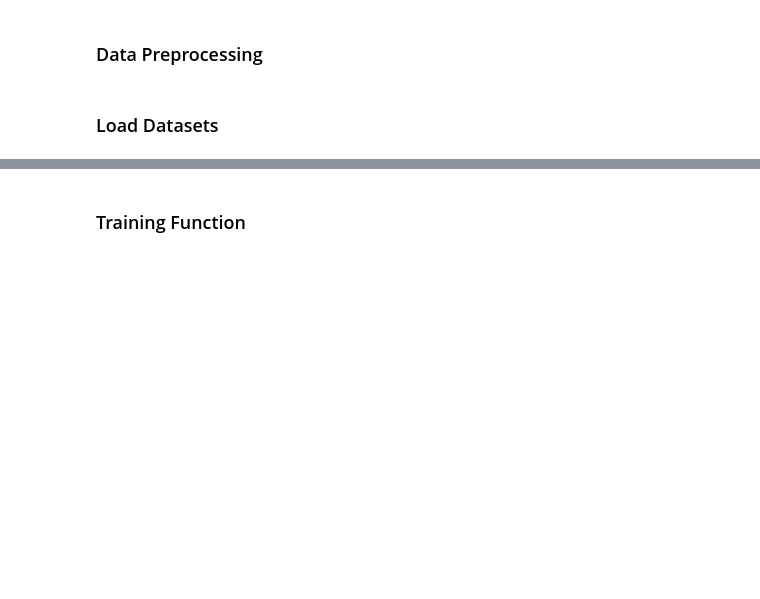
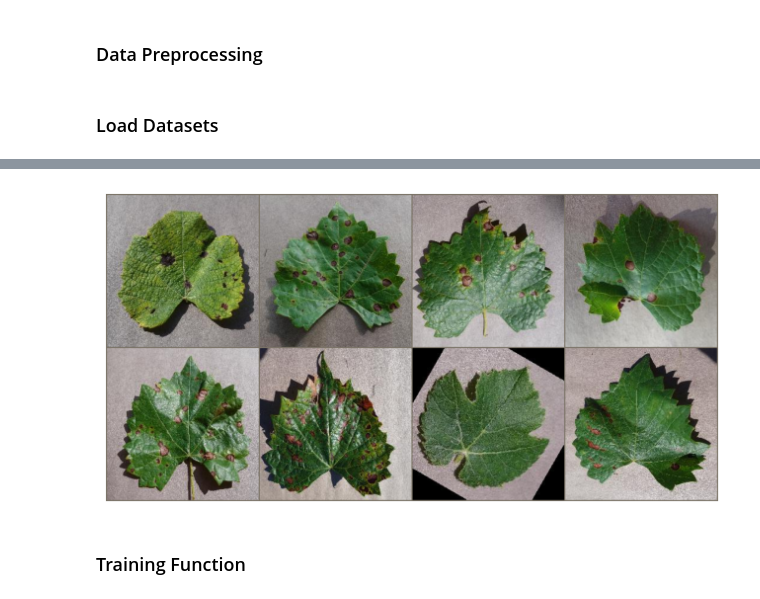
Before and after one commit to adamkacmar/bc-grape-disease, a Jupyter notebook: swinv2_hyperparams.ipynb, the cells around one changed output, grey strips where cells are left out. Cells and saved outputs as stored; diff of their text form; code cells hidden in the pictures; blank space fills up the shorter version.

```diff
--- a/swinv2_hyperparams.ipynb
+++ b/swinv2_hyperparams.ipynb
@@ -57,3 +105,23 @@ test_dataset = datasets.ImageFolder("dataset/test", transform=transform)
+# %%
+val_dataloader = DataLoader(val_dataset, batch_size=8, shuffle=True)
+dataiter = iter(val_dataloader)
+images, labels = next(dataiter)
+
+mean = np.array(image_processor.image_mean)
+std = np.array(image_processor.image_std)
+
+# Unnormalize and make a grid
+grid = vutils.make_grid(images, nrow=4, padding=2)
+grid = grid.cpu().numpy().transpose(1, 2, 0)
+grid = std * grid + mean  # unnormalize
+grid = np.clip(grid, 0, 1)
+
+plt.figure(figsize=(8, 8))
+plt.imshow(grid)
+plt.axis('off')
+plt.show()
+# %% [output]
+[figure, added]
 # %% [markdown]
 ### Training Function
 # %%
```
Also changed, not shown: parts of 8 cells of this notebook, 2 other files.
